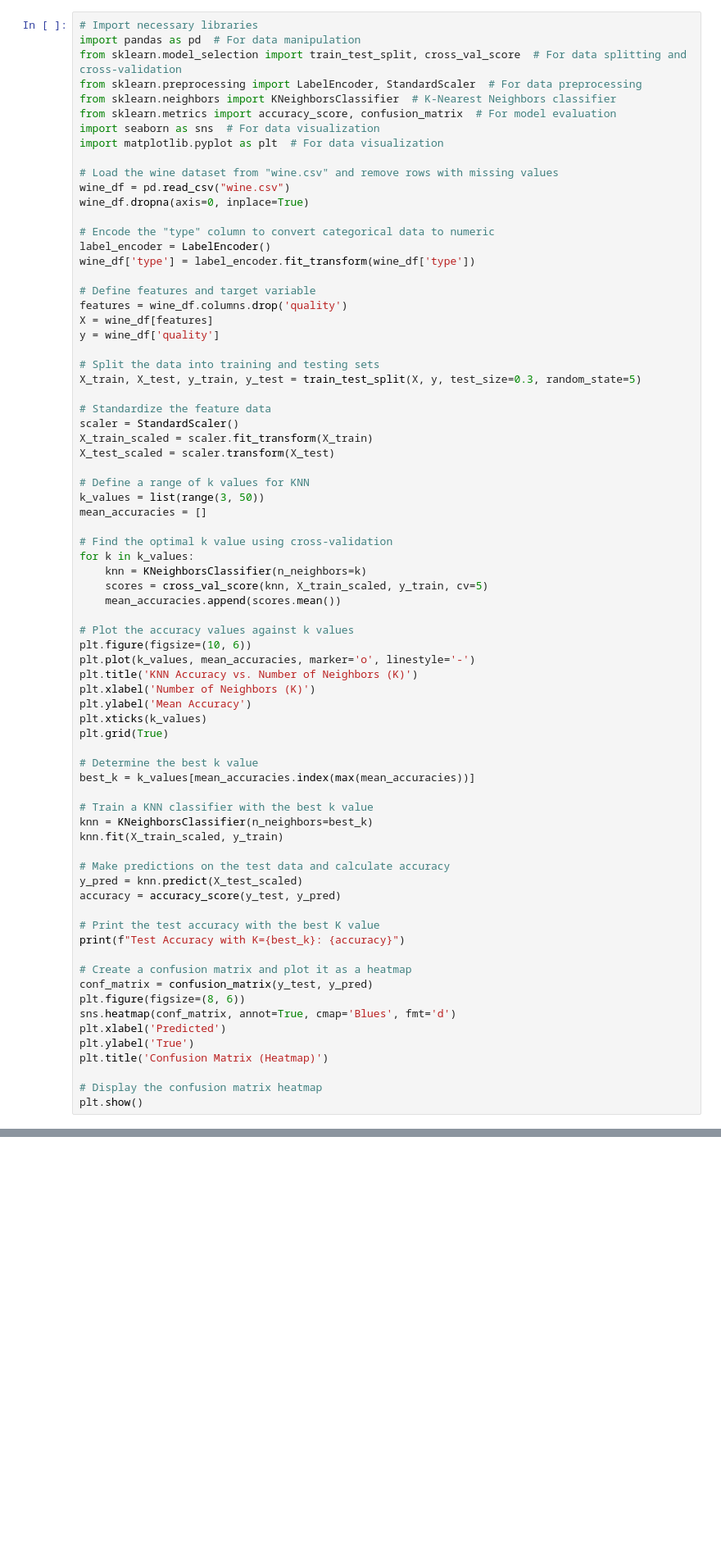
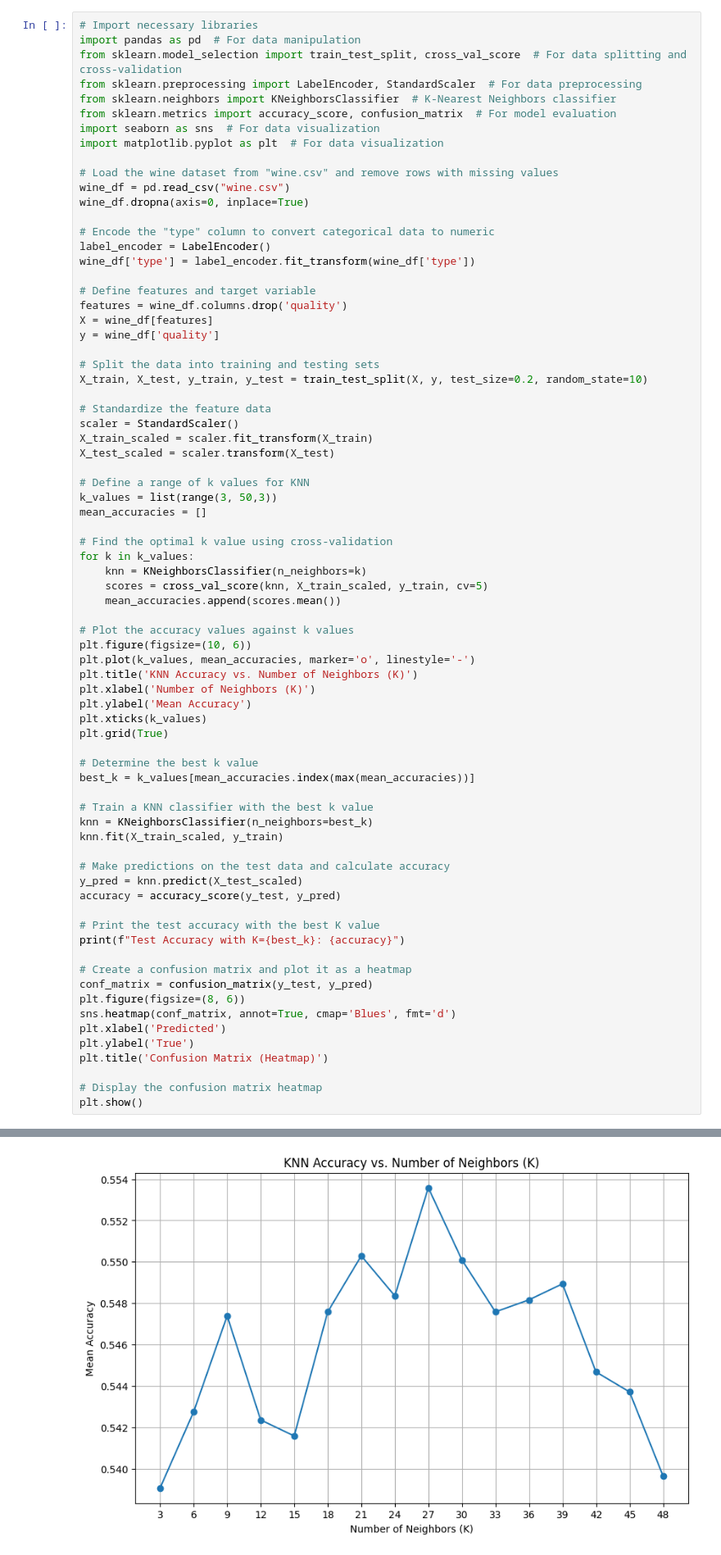
Before and after one commit to Hrishiraj18/DSML, a Jupyter notebook: Assignment/Assignment_Final/Knn.ipynb, the cells around one changed output, grey strips where cells are left out. Shown at 82% size. Saved outputs shown, nothing was run; the diff lists cells and outputs as text; blank space fills up the shorter version.

```diff
--- a/Assignment/Assignment_Final/Knn.ipynb
+++ b/Assignment/Assignment_Final/Knn.ipynb
@@ -22,7 +22,7 @@ X = wine_df[features]
 y = wine_df['quality']
 
 # Split the data into training and testing sets
-X_train, X_test, y_train, y_test = train_test_split(X, y, test_size=0.3, random_state=5)
+X_train, X_test, y_train, y_test = train_test_split(X, y, test_size=0.2, random_state=10)
 
 # Standardize the feature data
 scaler = StandardScaler()
@@ -30,7 +30,7 @@ X_train_scaled = scaler.fit_transform(X_train)
 X_test_scaled = scaler.transform(X_test)
 
 # Define a range of k values for KNN
-k_values = list(range(3, 50))
+k_values = list(range(3, 50,3))
 mean_accuracies = []
 
 # Find the optimal k value using cross-validation
@@ -72,3 +72,4 @@ plt.title('Confusion Matrix (Heatmap)')
 
 # Display the confusion matrix heatmap
 plt.show()
+# %% [output]
@@ -74,0 +77 @@ plt.show()
+[figure, added]
```
Also changed, not shown: parts of 1 cell of this notebook, 4 other files.
